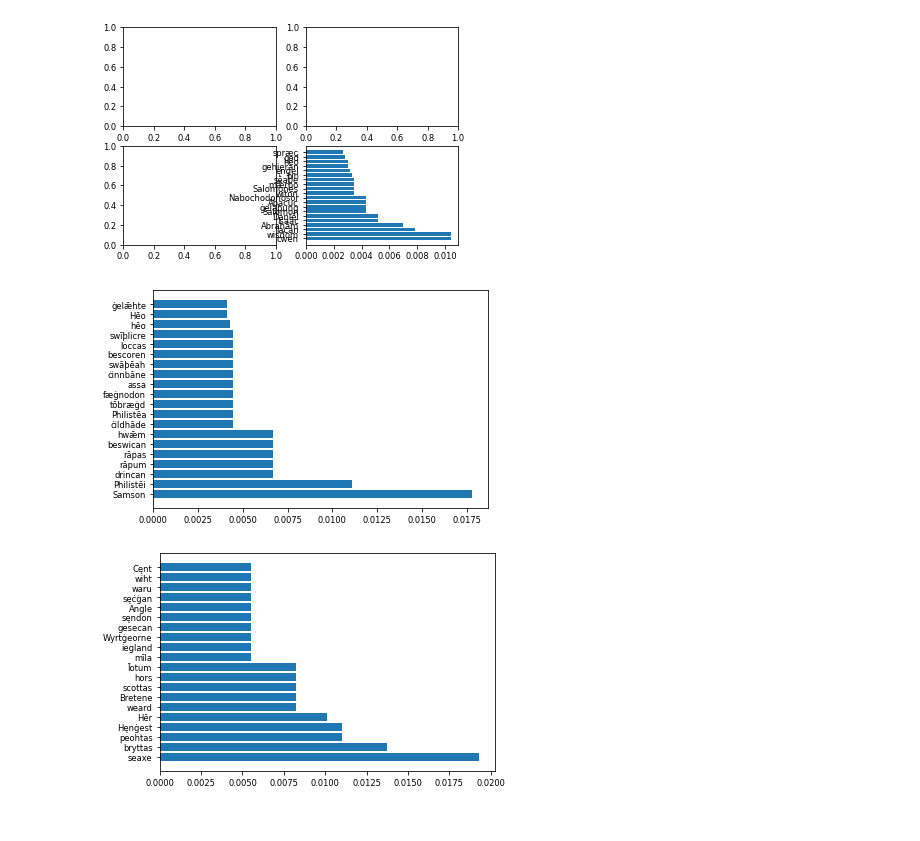
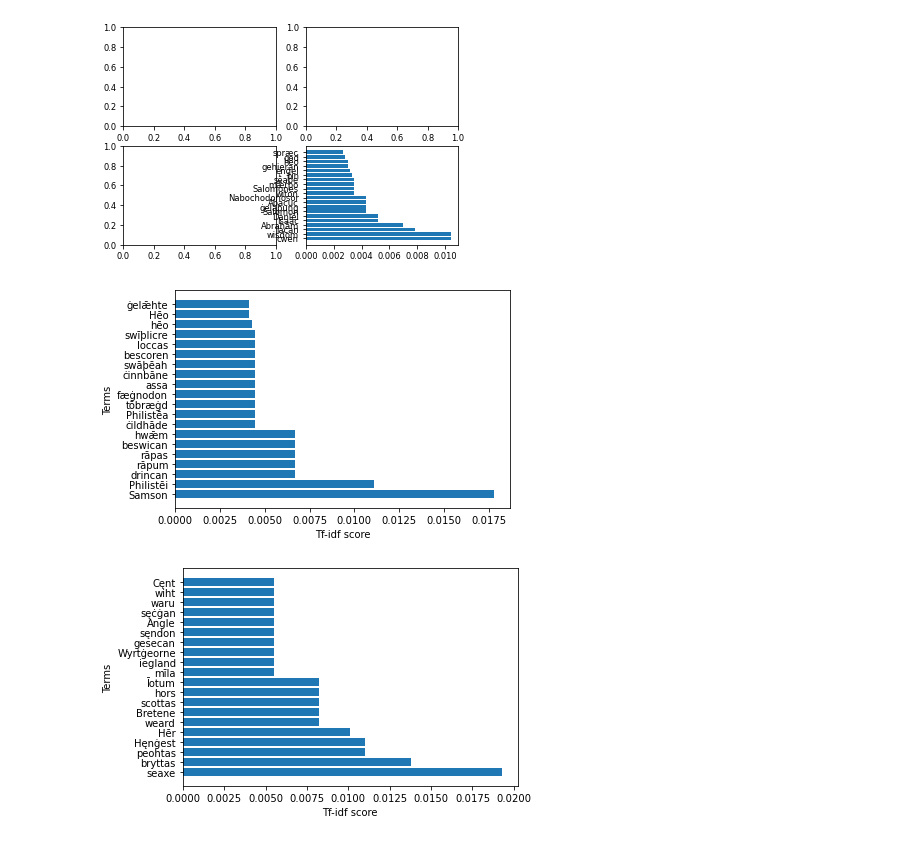
Before and after one commit to edArcturus/sweet_corpus, a Jupyter notebook: plots.ipynb, the cells around one changed output. Saved outputs shown, nothing was run; the diff lists cells and outputs as text; code cells hidden in the pictures.

```diff
--- a/plots.ipynb
+++ b/plots.ipynb
@@ -47,5 +47,7 @@ plt.barh(text2_x, text2_y)
 text3_x=['cwen', 'wisdom', 'lacan', 'Abrahām', 'Isaāc', 'Daniēl', 'Salomon', 'ġelaþung', 'Abacuc', 'Nabochodonosor', 'witon', 'Salomones', 'mǣrþo', 'sēaþe', 'þin', 'ęnġel', 'gehieran', 'hēo', 'god', 'spræc']
 text3_y =[0.010427310199193338, 0.010427310199193338, 0.007820482649395001, 0.0069515401327955575, 0.005213655099596669, 0.005213655099596669, 0.004344712582997224, 0.004344712582997224, 0.004344712582997224, 0.004344712582997224, 0.0034757700663977788, 0.0034757700663977788, 0.0034757700663977788, 0.0034757700663977788, 0.003342825818544517, 0.0031967379883650142, 0.003025375666847482, 0.003025375666847482, 0.0028294325011670937, 0.002663948323637512]
 plt.barh(text3_x, text3_y)
+plt.ylabel('Terms')
+plt.xlabel('Tf-idf score')
 plt.savefig('tfidf3.png', dpi=300)
 # %% [output]
@@ -67,16 +69,19 @@ plt.savefig('tfidf.png', dpi=300)
 # %%
 text4_x=['Samson', 'Philistēi', 'drincan', 'rāpum', 'rāpas', 'beswican', 'hwǣm', 'ċildhāde', 'Philistēa', 'tōbræġd', 'fæġnodon', 'assa', 'ċinnbāne', 'swāþēah', 'bescoren', 'loccas', 'swīþlicre', 'hēo', 'Hēo', 'ġelǣhte']
 text4_y =[0.017806305284253962, 0.011128940802658726, 0.006677364481595236, 0.006677364481595236, 0.006677364481595236, 0.006677364481595236, 0.006677364481595236, 0.0044515763210634905, 0.0044515763210634905, 0.0044515763210634905, 0.0044515763210634905, 0.0044515763210634905, 0.0044515763210634905, 0.0044515763210634905, 0.0044515763210634905, 0.0044515763210634905, 0.0044515763210634905, 0.004305261991055561, 0.0040942072869618994, 0.0040942072869618994]
 plt.barh(text4_x, text4_y)
+plt.ylabel('Terms')
+plt.xlabel('Tf-idf score')
 plt.savefig('tfidf4.png', dpi=300)
 # %% [output]
-[figure, old version]
+[figure, new version]
 # %%
 text5_x=['seaxe', 'bryttas', 'peohtas', 'Hęnġest', 'Hēr', 'weard', 'Bretene', 'scottas', 'hors', 'Īotum', 'mīla', 'iegland', 'Wyrtġeorne', 'gesecan', 'sęndon', 'Angle', 'sęċġan', 'waru', 'wiht', 'Cęnt']
 
 text5_y =[0.019266230851914572, 0.013761593465653263, 0.011009274772522611, 0.011009274772522611, 0.010125458881733732, 0.008256956079391958, 0.008256956079391958, 0.008256956079391958, 0.008256956079391958, 0.008256956079391958, 0.005504637386261306, 0.005504637386261306, 0.005504637386261306, 0.005504637386261306, 0.005504637386261306, 0.005504637386261306, 0.005504637386261306, 0.005504637386261306, 0.005504637386261306, 0.005504637386261306]
-
+plt.ylabel('Terms')
+plt.xlabel('Tf-idf score')
 plt.barh(text5_x, text5_y)
 plt.savefig('tfidf5.png', dpi=300)
 # %% [output]
-[figure, old version]
+[figure, new version]
```
Also changed, not shown: parts of 1 cell of this notebook, 37 other files.
